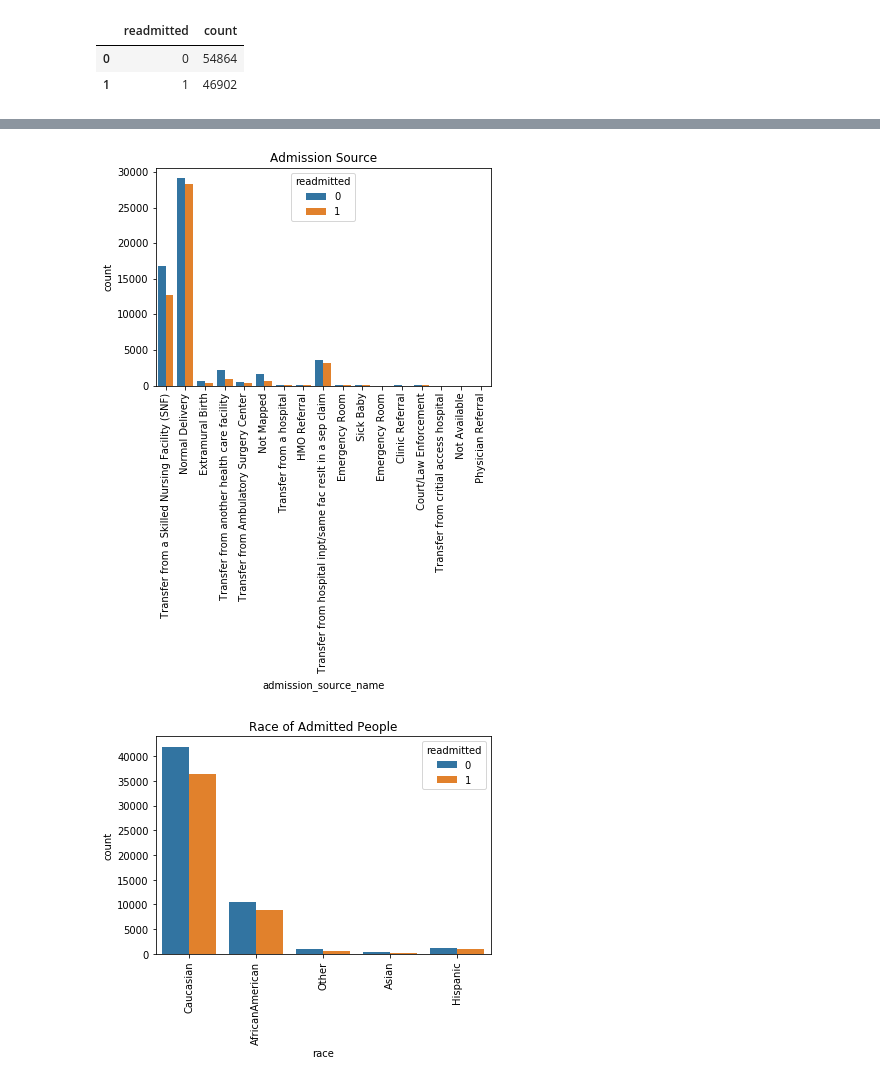
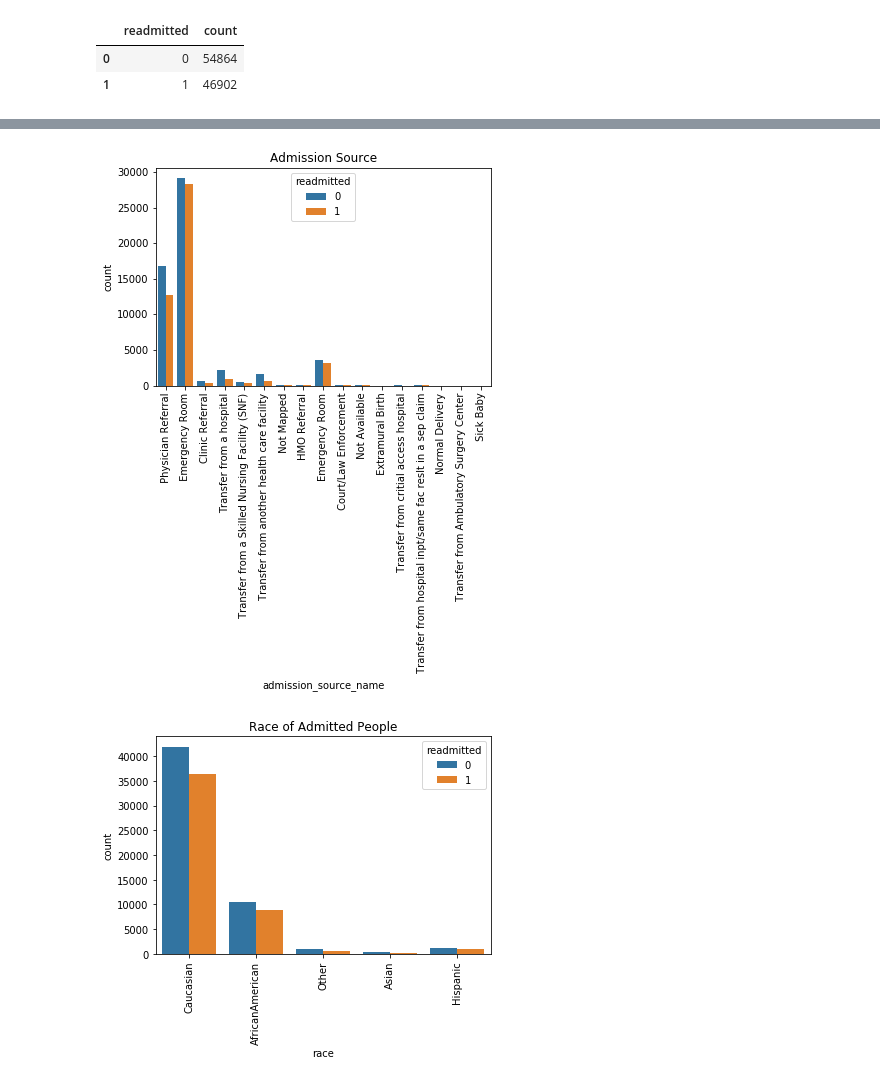
Before and after one commit to Laxman-Kumar/Hospital-Readmission-based-on-DiabetesData, a Jupyter notebook: BDASaheb.ipynb, the cells around one changed output, grey strips where cells are left out. Drawn from its saved outputs; the diff is of its cells as text; code cells hidden in the pictures.

```diff
--- a/BDASaheb.ipynb
+++ b/BDASaheb.ipynb
@@ -113,19 +113,19 @@ plt.show()
 # %%
 # Show histogram of the 'admission_source_name' column
 
 # Create bars
 sns.countplot(x = 'admission_source_name', data = df.toPandas(), hue ='readmitted')
 
 # Create names on the x-axis
-plt.xticks(y_pos, bars, rotation = 90)
+plt.xticks(rotation = 90)
 
 # Adding Title
 plt.title('Admission Source')
 
 # Show graphic
 plt.show()
 # %% [output]
-[figure, old version]
+[figure, new version]
 # %%
 # Race of each Patient
 
```
Also changed, not shown: parts of 2 cells of this notebook, 2 other files.
